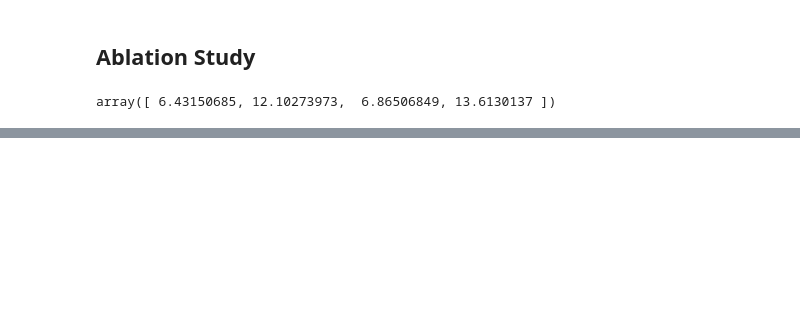
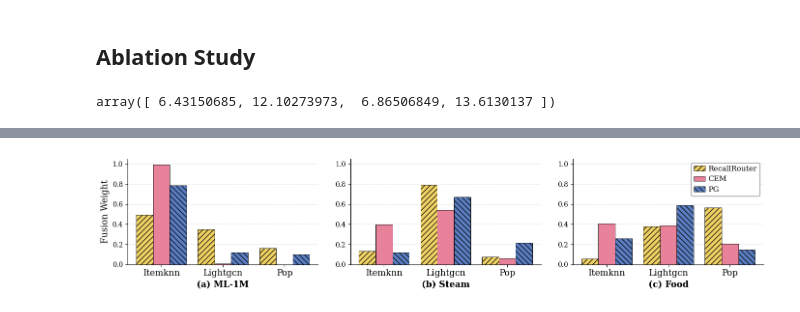
Before and after one commit to zhengzaiyi/AmazonReviews2023, a Jupyter notebook: plot.ipynb, the cells around one changed output, grey strips where cells are left out. Saved outputs shown, nothing was run; the diff lists cells and outputs as text; code cells hidden in the pictures; blank space fills up the shorter version.

```diff
--- a/plot.ipynb
+++ b/plot.ipynb
@@ -169,0 +170,81 @@ plt.show()
+# %%
+## Weight Comparison - 3 datasets in one figure
+import json
+import numpy as np
+import matplotlib.pyplot as plt
+import matplotlib
+
+matplotlib.rcParams['font.family'] = 'serif'
+matplotlib.rcParams['mathtext.fontset'] = 'stix'
+
+datasets = ['ml-1m', 'steam', 'Food']
+dataset_labels = ['(a) ML-1M', '(b) Steam', '(c) Food']
+combo = 'itemknn_lightgcn_pop'
+checkpoint = 'grpo'
+
+colors = ['#F0D264', '#E8829B', '#5B7EC2']
+hatches = ['///', '', '\\\\\\']
+edgecolor = 'black'
+
+fig, axes = plt.subplots(1, 3, figsize=(14, 3))
+
+bar_width = 0.22
+group_gap = 0.15
+
+for ax_idx, (ds, ds_label) in enumerate(zip(datasets, dataset_labels)):
+    data_path = f'results/case_study/{ds}_{combo}_{checkpoint}_weight_comparison_data.json'
+    with open(data_path) as f:
+        data = json.load(f)
+
+    recaller_names = data['recaller_names']
+    methods = data['methods']
+    # Rename "Ours (GRPO)" to "RecallRouter"
+    if 'Ours (GRPO)' in methods:
+        methods = {'RecallRouter' if k == 'Ours (GRPO)' else k: v for k, v in methods.items()}
+    n_recallers = len(recaller_names)
+    n_methods = len(methods)
+
+    ax = axes[ax_idx]
+    x = np.arange(n_recallers) * (n_methods * bar_width + group_gap)
+
+    for i, (method_name, weights) in enumerate(methods.items()):
+        ax.bar(
+            x + i * bar_width, weights, bar_width,
+            label=method_name,
+            color=colors[i % len(colors)],
+            hatch=hatches[i % len(hatches)],
+            edgecolor=edgecolor,
+            linewidth=0.6,
+            zorder=3
+        )
+
+    ax.set_xticks(x + bar_width * (n_methods - 1) / 2)
+    ax.set_xticklabels([r.capitalize() for r in recaller_names], fontsize=13)
+    ax.set_xlabel(ds_label, fontsize=13, fontweight='bold')
+
+    if ax_idx == 0:
+        ax.set_ylabel('Fusion Weight', fontsize=13)
+
+    ax.set_ylim(0, 1.05)
+    ax.tick_params(axis='y', labelsize=10)
+    ax.yaxis.set_major_locator(plt.MaxNLocator(6))
+    ax.grid(axis='y', linestyle='--', alpha=0.4, zorder=0)
+    ax.set_axisbelow(True)
+
+    ax.spines['top'].set_visible(False)
+    ax.spines['right'].set_visible(False)
+
+axes[-1].legend(
+    fontsize=11, ncol=1,
+    loc='upper right',
+    frameon=True, framealpha=0.9,
+    edgecolor='gray',
+    handlelength=1.5, handletextpad=0.4,
+)
+
+plt.tight_layout(w_pad=2.5)
+plt.savefig('results/case_study/weight_comparison_all_datasets.pdf', dpi=300, bbox_inches='tight')
+plt.savefig('results/case_study/weight_comparison_all_datasets.png', dpi=300, bbox_inches='tight')
+plt.show()
+# %% [output]
+[figure, added]
```
Also changed, not shown: parts of 9 cells of this notebook, 7 other files.
